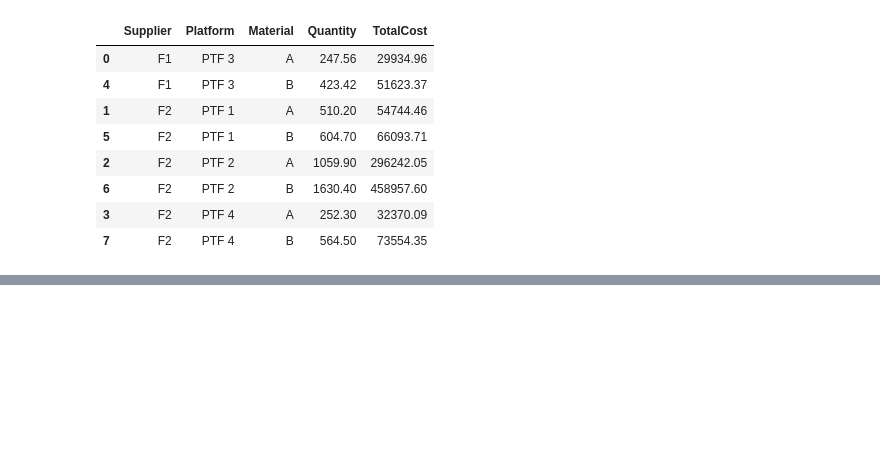
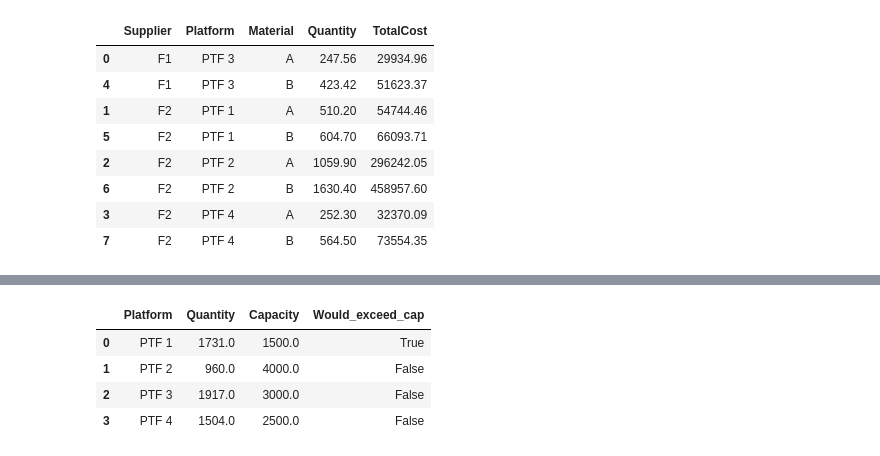
Before and after one commit to khaledngr/Logistics-optimisation-with-AI, a Jupyter notebook: EX1.ipynb, the cells around one changed output, grey strips where cells are left out. Saved outputs shown, nothing was run; the diff lists cells and outputs as text; code cells hidden in the pictures; blank space fills up the shorter version.

```diff
--- a/EX1.ipynb
+++ b/EX1.ipynb
@@ -735,0 +765,79 @@ Savings (optimized vs baseline): 550,318.24 €  (30.39%)
+# %%
+# =============================================================
+# GREEN FIELD — remove platform and supplier capacity constraints
+# Reuses all dictionaries built in the Global model cell above:
+#   T_down, T_up, P_prod, P_purch, C_ptf, C_sup, q_bom,
+#   D_down, platforms, customers, products, suppliers, materials
+# =============================================================
+import pulp
+
+m_gf = pulp.LpProblem("GreenField", pulp.LpMinimize)
+
+# Decision variables — same structure as the global model
+# x_gf[p, i, j] = units of product p shipped from platform i to customer j
+x_gf = {(p, i, j): pulp.LpVariable(f"xgf_{p}_{i}_{j}", lowBound=0)
+         for p in products for i in platforms for j in customers if (i, j) in T_down}
+
+# y_gf[mat, s, i] = units of raw material mat shipped from supplier s to platform i
+y_gf = {(mat, s, i): pulp.LpVariable(f"ygf_{mat}_{s}_{i}", lowBound=0)
+         for mat in materials for s in suppliers for i in platforms
+         if (s, i) in T_up and (s, mat) in P_purch}
+
+# Objective: minimize total cost (transport + production downstream, transport + purchasing upstream)
+m_gf += (
+    pulp.lpSum((T_down[(i, j)] + P_prod[i]) * x_gf[(p, i, j)] for (p, i, j) in x_gf)
+    + pulp.lpSum((T_up[(s, i)] + P_purch[(s, mat)]) * y_gf[(mat, s, i)] for (mat, s, i) in y_gf)
+), "GreenField_Total_Cost"
+
+# --- Constraint 1: Meet customer demand (unchanged) ---
+for (j, p), d in D_down.items():
+    vars_jp = [x_gf[(p, i, j)] for i in platforms if (p, i, j) in x_gf]
+    if vars_jp:
+        m_gf += pulp.lpSum(vars_jp) >= d, f"Demand_GF_{p}_{j}"
+
+# --- Constraint 2: Raw material balance (unchanged) ---
+# Each platform must receive at least as much raw material as its production consumes.
+# Consumption = Σ_p Σ_j  x_gf[p,i,j] * BOM_ratio[p, mat, i]
+for mat in materials:
+    for i in platforms:
+        in_side = [y_gf[(mat, s, i)] for s in suppliers if (mat, s, i) in y_gf]
+        cons    = [x_gf[(p, i, j)] * q_bom.get((p, mat, i), 0.0)
+                   for p in products for j in customers if (p, i, j) in x_gf]
+        if in_side and cons:
+            m_gf += pulp.lpSum(in_side) >= pulp.lpSum(cons), f"RawMat_GF_{mat}_{i}"
+
+# NOTE: Platform capacity and supplier capacity constraints are intentionally OMITTED.
+
+# Solve
+status_gf = m_gf.solve(pulp.PULP_CBC_CMD(msg=False))
+gf_cost = pulp.value(m_gf.objective)
+
+print("Green Field solver status:", pulp.LpStatus[status_gf])
+print("Green Field total cost:    {:,.2f} €".format(gf_cost))
+print()
+print("--- Comparison ---")
+print("Baseline cost (current real network):        {:,.2f} €".format(baseline_cost))
+print("Global optimized cost (with capacities):     {:,.2f} €".format(global_cost))
+print("Green Field cost (no capacity constraints):  {:,.2f} €".format(gf_cost))
+print()
+print("Gap Global → Green Field (cost of capacity): {:,.2f} € ({:.1f}%)".format(
+    global_cost - gf_cost, 100 * (global_cost - gf_cost) / gf_cost))
+print("Gap Baseline → Green Field (total savings potential): {:,.2f} € ({:.1f}%)".format(
+    baseline_cost - gf_cost, 100 * (baseline_cost - gf_cost) / baseline_cost))
+
+# Platform volumes — shows which platforms the optimizer favors when unconstrained
+import pandas as pd
+gf_rows = []
+for (p, i, j), var in x_gf.items():
+    q = var.value()
+    if q and q > 1e-6:
+        gf_rows.append({"Platform": i, "Customer": j, "Product": p, "Quantity": round(q, 2)})
+
+gf_df = pd.DataFrame(gf_rows)
+gf_vol = gf_df.groupby("Platform")["Quantity"].sum().reset_index()
+gf_vol["Capacity"] = gf_vol["Platform"].map(C_ptf)
+gf_vol["Would_exceed_cap"] = gf_vol["Quantity"] > gf_vol["Capacity"]
+print()
+print("Platform volumes in Green Field vs their capacity limits:")
+display(gf_vol)
+# %% [output]
@@ -735,0 +856,5 @@ Savings (optimized vs baseline): 550,318.24 €  (30.39%)
+|  | Platform | Quantity | Capacity | Would_exceed_cap |
+| 0 | PTF 1 | 1731.0 | 1500.0 | True |
+| 1 | PTF 2 | 960.0 | 4000.0 | False |
+| 2 | PTF 3 | 1917.0 | 3000.0 | False |
+| 3 | PTF 4 | 1504.0 | 2500.0 | False |
```
Also changed, not shown: parts of 6 cells of this notebook.
